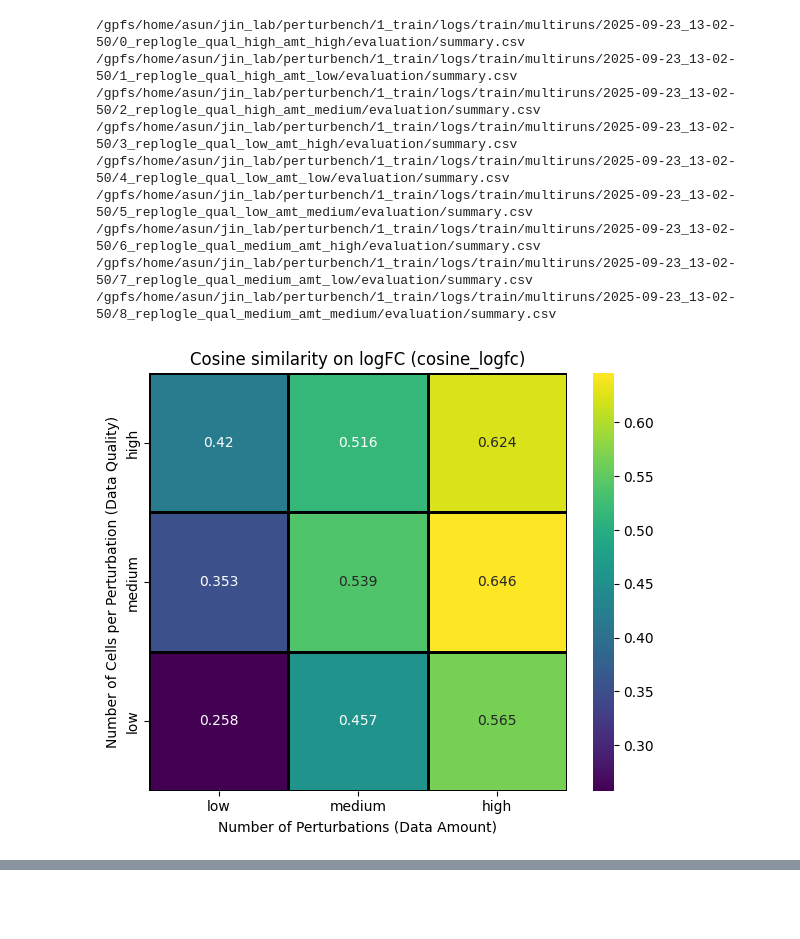
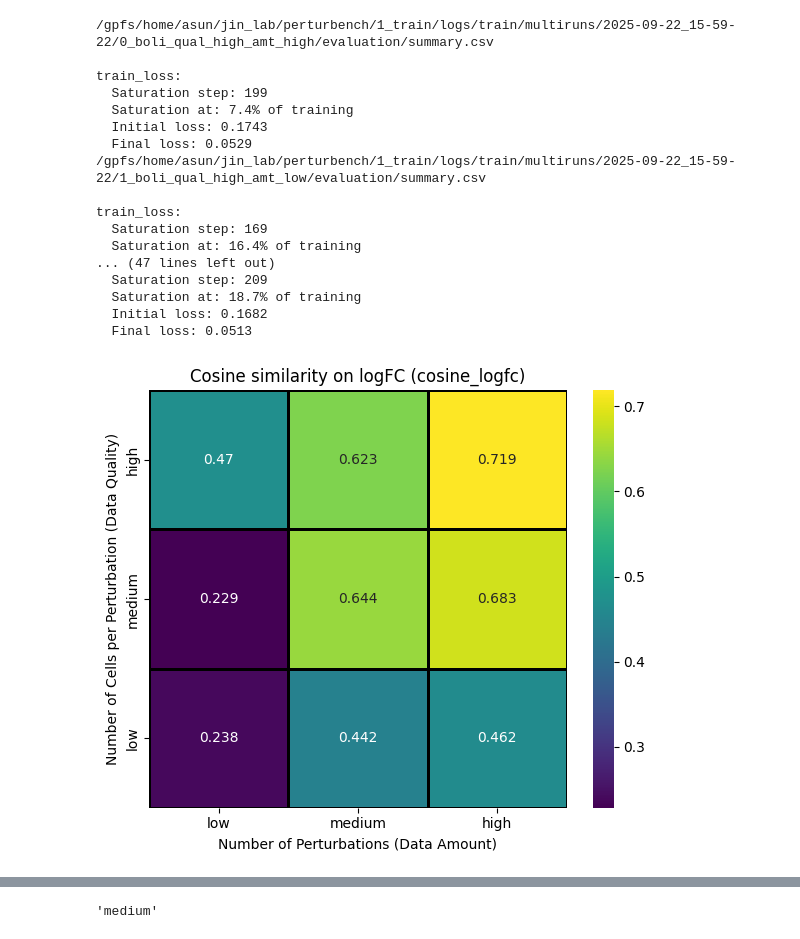
Before and after one commit to asunboi/proving-ground, a Jupyter notebook: 2_visualize/visaulization.ipynb, the cells around one changed output, grey strips where cells are left out. Drawn from its saved outputs; the diff is of its cells as text; code cells hidden in the pictures; blank space fills up the shorter version.

Commit message:
added updates to visualization and simulation splits

```diff
--- a/2_visualize/visaulization.ipynb
+++ b/2_visualize/visaulization.ipynb
@@ -7,14 +139,14 @@ import seaborn as sns
 # %%
-
-
 # --------- CONFIGURE YOUR GRID LABELS HERE ----------
 x_labels = ["low", "medium", "high"]      # Training Data Amount (columns)
 y_labels = ["high", "medium", "low"]      # Data Quality (rows)
 
 # Path pattern (as you provided)
 #PATTERN = "/gpfs/home/asun/jin_lab/perturbench/1_train/logs/train/runs/*_boli*/evaluation/summary.csv"
-#PATTERN = "/gpfs/home/asun/jin_lab/perturbench/1_train/logs/train/multiruns/2025-09-22_15-59-22/*_boli*/evaluation/summary.csv"
-PATTERN = "/gpfs/home/asun/jin_lab/perturbench/1_train/logs/train/multiruns/2025-09-23_13-02-50/*_replogle*/evaluation/summary.csv"
+PATTERN = "/gpfs/home/asun/jin_lab/perturbench/1_train/logs/train/multiruns/2025-09-22_15-59-22/*_boli*/"
+#PATTERN = "/gpfs/home/asun/jin_lab/perturbench/1_train/logs/train/multiruns/2025-09-22_17-13-37/*_replogle*/evaluation/summary.csv"
+#PATTERN = "/gpfs/home/asun/jin_lab/perturbench/1_train/logs/train/multiruns/2025-09-23_13-02-50/*_replogle*/"
+#PATTERN = "/gpfs/home/asun/jin_lab/perturbench/1_train/logs/train/multiruns/2025-09-23_18-22-55/*_simulated*/evaluation/summary.csv"
 
 # Optional: if your run dirs encode amount/quality with these tokens; adjust if needed.
 AMOUNT_RE  = re.compile(r"(?:amount|train|split|size|amt|data|cells)[-_]?(low|medium|high)", re.I)
@@ -57,8 +189,12 @@ paths = sorted(glob.glob(PATTERN))
 # Initialize matrices with NaN so missing cells remain blank
 mat_cos = pd.DataFrame(np.nan, index=y_labels, columns=x_labels, dtype=float)
 mat_rmse = pd.DataFrame(np.nan, index=y_labels, columns=x_labels, dtype=float)
+mat_val_loss = pd.DataFrame(np.nan, index=y_labels, columns=x_labels, dtype=float)
+mat_train_loss = pd.DataFrame(np.nan, index=y_labels, columns=x_labels, dtype=float)
 
 for p in paths:
+    log_path = p + "tensorboard/version_0"
+    p = p + "evaluation/summary.csv"
     x, y = parse_xy_from_path(p)
     if (x not in x_labels) or (y not in y_labels):
         print(f"[warn] Could not map run to grid (x={x}, y={y}) for: {p}")
@@ -76,40 +212,59 @@ for p in paths:
     value_col = df.columns[1]  # e.g., "LatentAdditive"
     sub = df.set_index("metric")[value_col]
 
     if "cosine_logfc" in sub.index:
         mat_cos.loc[y, x] = float(sub["cosine_logfc"])
     else:
         print(f"[warn] cosine_logfc missing in {p}")
 
     if "rmse_average" in sub.index:
         mat_rmse.loc[y, x] = float(sub["rmse_average"])
     else:
         print(f"[warn] rmse_average missing in {p}")
 
+    metrics_df, saturation_metrics = extract_all_metrics(
+        log_path
+    )
+
+    #mat_val_loss.loc[y, x] = saturation_metrics["val_loss_step"]["saturation_pct"]
+    mat_train_loss.loc[y, x] = saturation_metrics["train_loss"]["saturation_pct"]
+
 # --------- PLOT HEATMAPS ----------
 def plot_heatmap(data, title, cmap="viridis", fmt=".3g"):
     plt.figure(figsize=(6, 5))
     ax = sns.heatmap(
         data,
         annot=True, fmt=fmt, linewidths=1, linecolor="black",
         square=True, cmap=cmap, cbar=True
     )
     ax.set_xlabel("Number of Perturbations (Data Amount)")
     ax.set_ylabel("Number of Cells per Perturbation (Data Quality)")
     ax.set_title(title)
     plt.tight_layout()
     plt.show()
 
 plot_heatmap(mat_cos,  "Cosine similarity on logFC (cosine_logfc)")
 plot_heatmap(mat_rmse, "RMSE (rmse_average)", cmap="magma")
+plot_heatmap(mat_train_loss, "Train Loss Saturation %")
+#plot_heatmap(mat_val_loss, "Val Loss Saturation %", cmap="magma")
+
+#plot_heatmap()
 # %% [output]
-/gpfs/home/asun/jin_lab/perturbench/1_train/logs/train/multiruns/2025-09-23_13-02-50/0_replogle_qual_high_amt_high/evaluation/summary.csv
-/gpfs/home/asun/jin_lab/perturbench/1_train/logs/train/multiruns/2025-09-23_13-02-50/1_replogle_qual_high_amt_low/evaluation/summary.csv
-/gpfs/home/asun/jin_lab/perturbench/1_train/logs/train/multiruns/2025-09-23_13-02-50/2_replogle_qual_high_amt_medium/evaluation/summary.csv
-/gpfs/home/asun/jin_lab/perturbench/1_train/logs/train/multiruns/2025-09-23_13-02-50/3_replogle_qual_low_amt_high/evaluation/summary.csv
-/gpfs/home/asun/jin_lab/perturbench/1_train/logs/train/multiruns/2025-09-23_13-02-50/4_replogle_qual_low_amt_low/evaluation/summary.csv
-/gpfs/home/asun/jin_lab/perturbench/1_train/logs/train/multiruns/2025-09-23_13-02-50/5_replogle_qual_low_amt_medium/evaluation/summary.csv
-/gpfs/home/asun/jin_lab/perturbench/1_train/logs/train/multiruns/2025-09-23_13-02-50/6_replogle_qual_medium_amt_high/evaluation/summary.csv
-/gpfs/home/asun/jin_lab/perturbench/1_train/logs/train/multiruns/2025-09-23_13-02-50/7_replogle_qual_medium_amt_low/evaluation/summary.csv
-/gpfs/home/asun/jin_lab/perturbench/1_train/logs/train/multiruns/2025-09-23_13-02-50/8_replogle_qual_medium_amt_medium/evaluation/summary.csv
+/gpfs/home/asun/jin_lab/perturbench/1_train/logs/train/multiruns/2025-09-22_15-59-22/0_boli_qual_high_amt_high/evaluation/summary.csv
+
+train_loss:
+  Saturation step: 199
+  Saturation at: 7.4% of training
+  Initial loss: 0.1743
+  Final loss: 0.0529
+/gpfs/home/asun/jin_lab/perturbench/1_train/logs/train/multiruns/2025-09-22_15-59-22/1_boli_qual_high_amt_low/evaluation/summary.csv
+
+train_loss:
+  Saturation step: 169
+  Saturation at: 16.4% of training
+... (47 lines left out)
+  Saturation step: 209
+  Saturation at: 18.7% of training
+  Initial loss: 0.1682
+  Final loss: 0.0513
-[figure, old version]
+[figure, new version]
@@ -116,0 +275,4 @@ plot_heatmap(mat_rmse, "RMSE (rmse_average)", cmap="magma")
+# %%
+y
+# %% [output]
+'medium'
```
Also changed, not shown: parts of 4 cells of this notebook, 4 other files.
